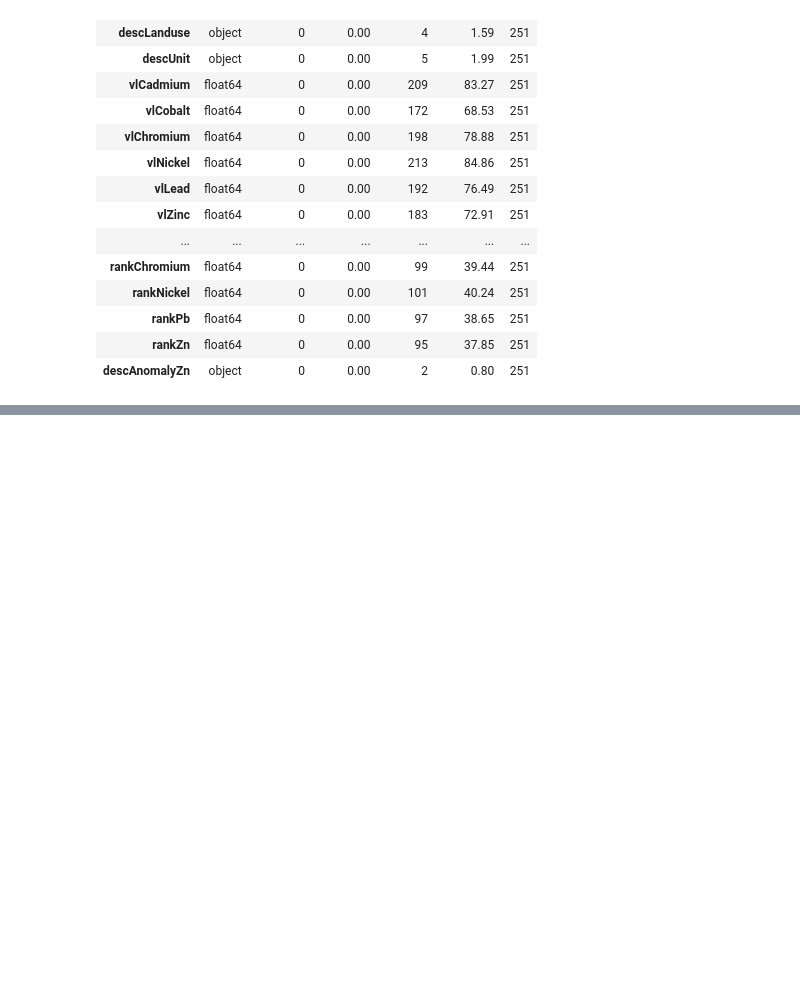
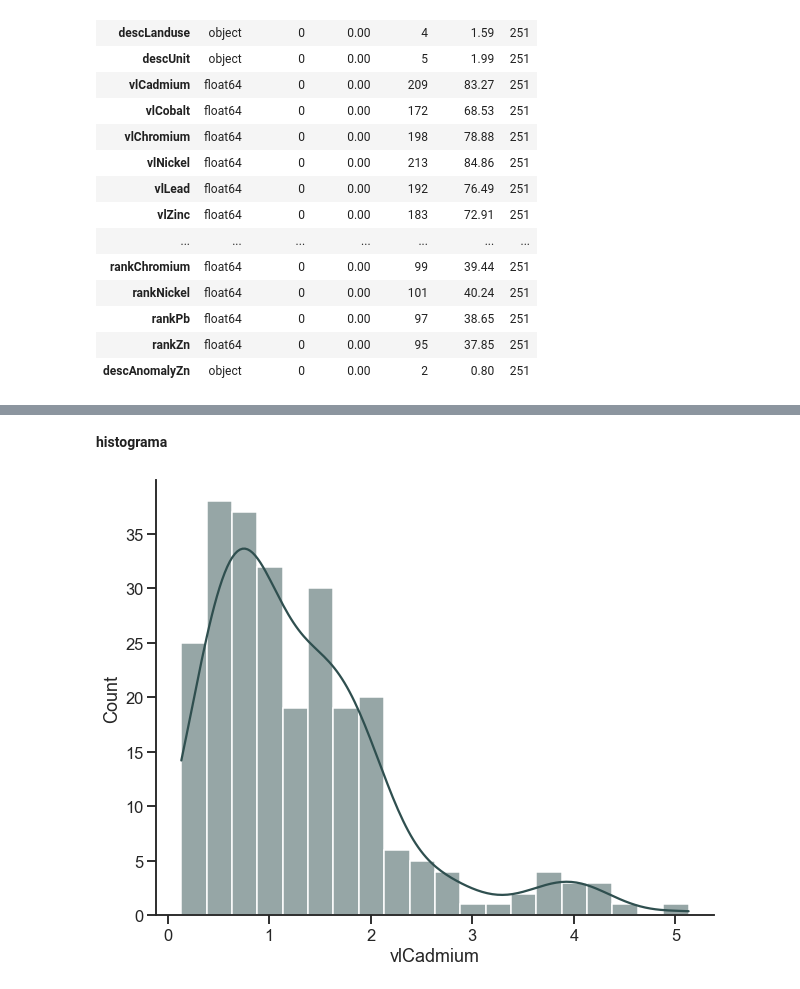
Before and after one commit to luschiro/workflows-geo-data, a Jupyter notebook: modulo_2/modulo_2.ipynb, the cells around one changed output, grey strips where cells are left out. Cells and saved outputs as stored; diff of their text form; code cells hidden in the pictures; blank space fills up the shorter version.

```diff
--- a/modulo_2/modulo_2.ipynb
+++ b/modulo_2/modulo_2.ipynb
@@ -114,0 +123,3 @@ fig.show()
+# %%
+vl_cadmium = df_jura["vlCadmium"]
+type(vl_cadmium)
@@ -114,0 +153,10 @@ fig.show()
+# %% [markdown]
+**histograma**
+# %%
+plt.figure(figsize=(10,8))
+sns.histplot(vl_cadmium, bins=20, color="darkslategray", kde=True)
+
+sns.despine()
+plt.show()
+# %% [output]
+[figure, added]
```
Also changed, not shown: parts of 16 cells of this notebook.
